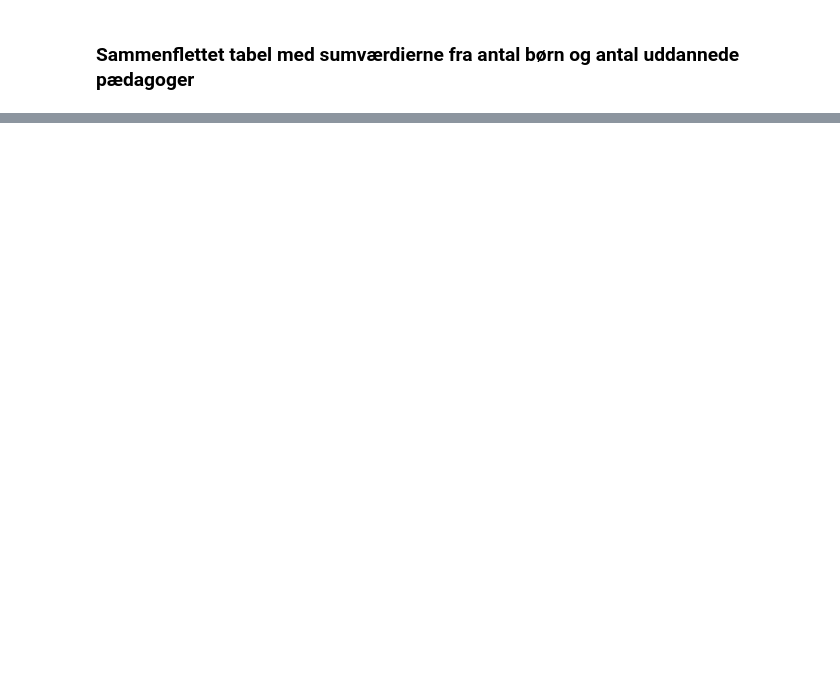
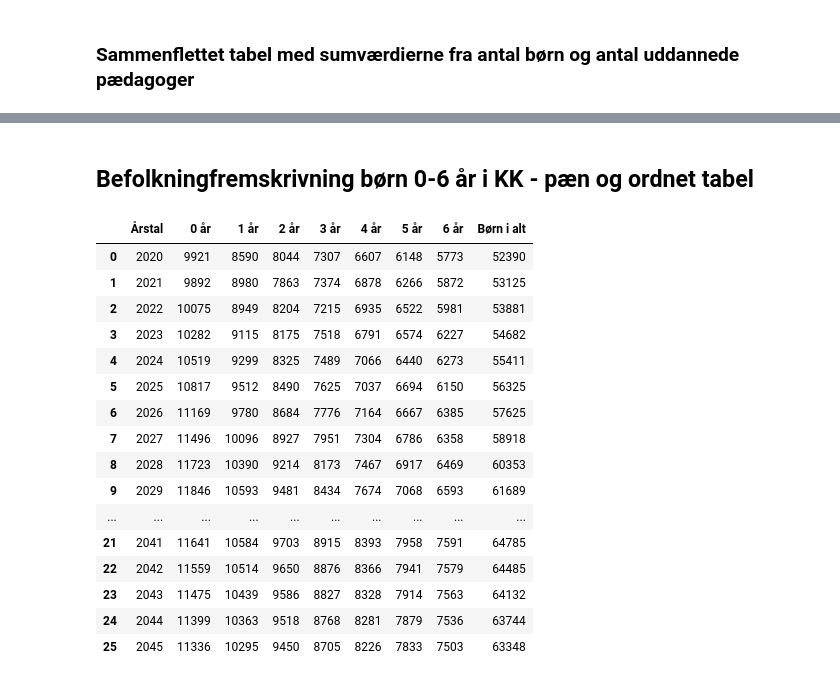
Before and after one commit to MariaSilke/DO21Eksamen, a Jupyter notebook: Eksamen - normeringer.ipynb, the cells around one changed output, grey strips where cells are left out. Saved outputs shown, nothing was run; the diff lists cells and outputs as text; code cells hidden in the pictures; blank space fills up the shorter version.

```diff
--- a/Eksamen - normeringer.ipynb
+++ b/Eksamen - normeringer.ipynb
@@ -204,0 +227,34 @@ NameError: name 'Årstal' is not defined
+# %% [markdown]
+## Befolkningfremskrivning børn 0-6 år i KK - pæn og ordnet tabel
+# %%
+# tager summen af alle kolonner og navngiver i alt
+sums_befolkningsfremskrivning = befolkningsfremskrivning.sum().rename('Børn i alt')
+
+# indsætter i alt-rækken i befolkningsfremskrivning dataframe
+befolkningsfremskrivning_sum = befolkningsfremskrivning.append(sums_befolkningsfremskrivning)
+befolkningsfremskrivning_sum
+
+# Bytter rundt på rækker og kolonner
+befolkningsfremskrivning_T = befolkningsfremskrivning_sum.T
+
+# Reset af index, så Årstal er kolonnenavn
+befolkningsfremskrivning_plot = befolkningsfremskrivning_T.reset_index()
+befolkningsfremskrivning_plot
+# %% [output]
+|  | Årstal | 0 år | 1 år | 2 år | 3 år | 4 år | 5 år | 6 år | Børn i alt |
+| 0 | 2020 | 9921 | 8590 | 8044 | 7307 | 6607 | 6148 | 5773 | 52390 |
+| 1 | 2021 | 9892 | 8980 | 7863 | 7374 | 6878 | 6266 | 5872 | 53125 |
+| 2 | 2022 | 10075 | 8949 | 8204 | 7215 | 6935 | 6522 | 5981 | 53881 |
+| 3 | 2023 | 10282 | 9115 | 8175 | 7518 | 6791 | 6574 | 6227 | 54682 |
+| 4 | 2024 | 10519 | 9299 | 8325 | 7489 | 7066 | 6440 | 6273 | 55411 |
+| 5 | 2025 | 10817 | 9512 | 8490 | 7625 | 7037 | 6694 | 6150 | 56325 |
+| 6 | 2026 | 11169 | 9780 | 8684 | 7776 | 7164 | 6667 | 6385 | 57625 |
+| 7 | 2027 | 11496 | 10096 | 8927 | 7951 | 7304 | 6786 | 6358 | 58918 |
+| 8 | 2028 | 11723 | 10390 | 9214 | 8173 | 7467 | 6917 | 6469 | 60353 |
+| 9 | 2029 | 11846 | 10593 | 9481 | 8434 | 7674 | 7068 | 6593 | 61689 |
+| ... | ... | ... | ... | ... | ... | ... | ... | ... | ... |
+| 21 | 2041 | 11641 | 10584 | 9703 | 8915 | 8393 | 7958 | 7591 | 64785 |
+| 22 | 2042 | 11559 | 10514 | 9650 | 8876 | 8366 | 7941 | 7579 | 64485 |
+| 23 | 2043 | 11475 | 10439 | 9586 | 8827 | 8328 | 7914 | 7563 | 64132 |
+| 24 | 2044 | 11399 | 10363 | 9518 | 8768 | 8281 | 7879 | 7536 | 63744 |
+| 25 | 2045 | 11336 | 10295 | 9450 | 8705 | 8226 | 7833 | 7503 | 63348 |
```
Also changed, not shown: parts of 9 cells of this notebook.
